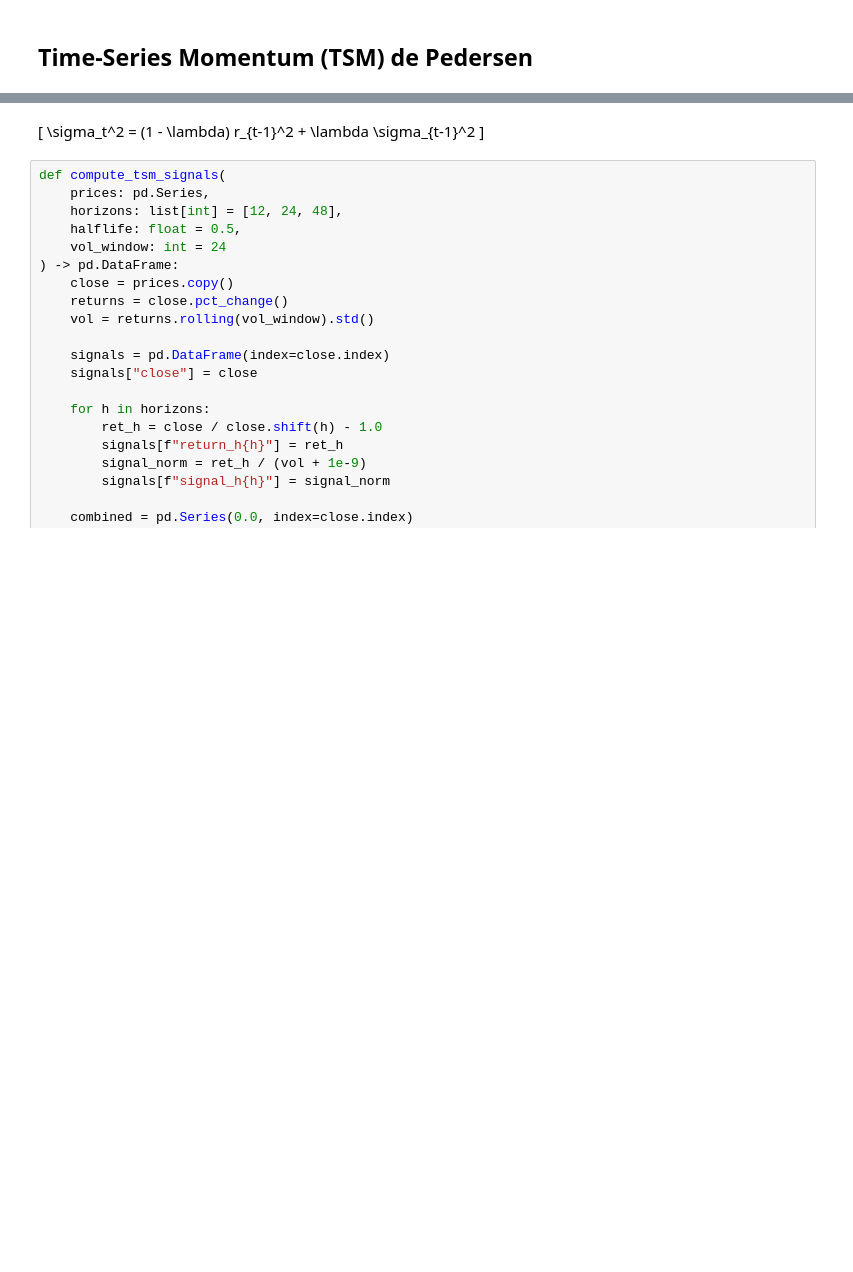
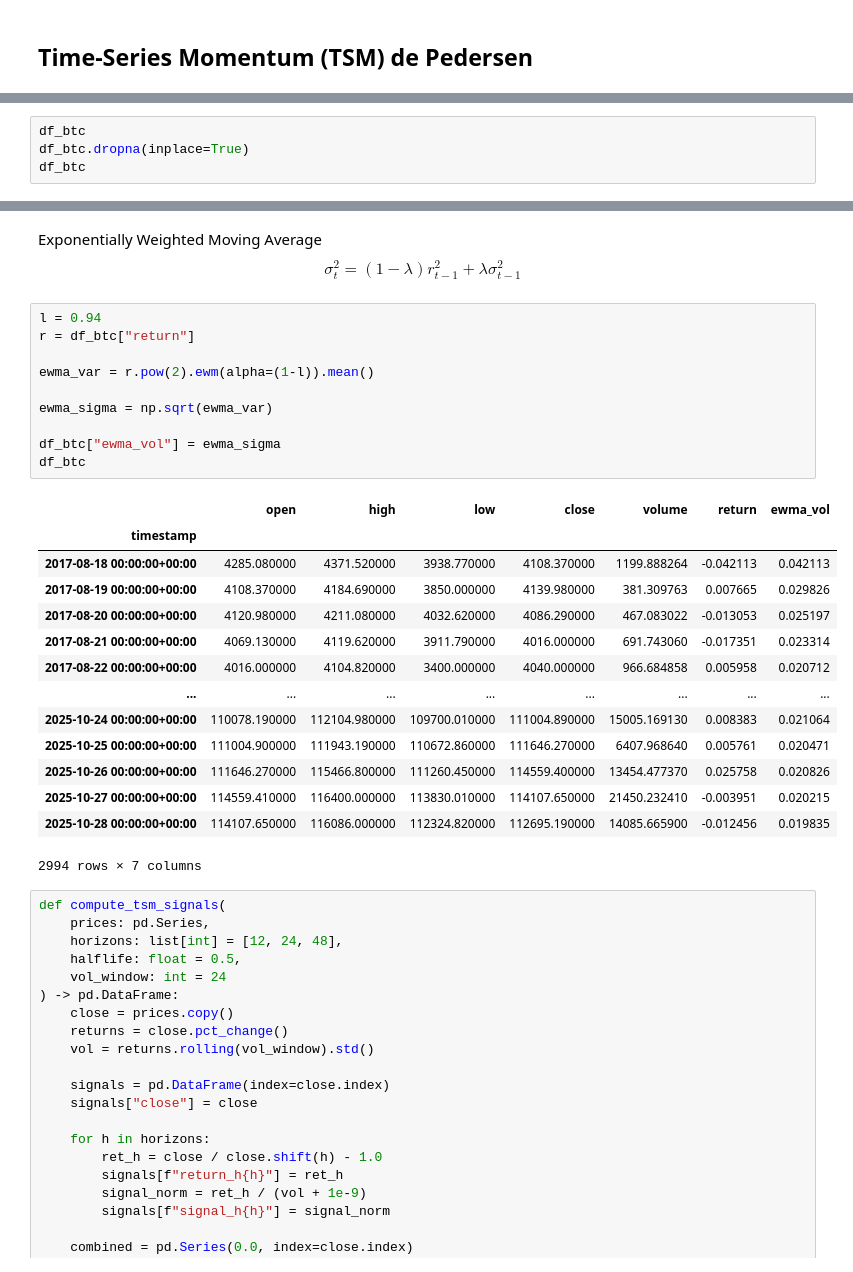
Before and after one commit to 333Rosky/CryptoLLM_Experiment, a Jupyter notebook: strategy/btc_strategy_TSM.ipynb, the cells around one changed output, grey strips where cells are left out. Cells and saved outputs as stored; diff of their text form; blank space fills up the shorter version.

```diff
--- a/strategy/btc_strategy_TSM.ipynb
+++ b/strategy/btc_strategy_TSM.ipynb
@@ -211,0 +227,4 @@ EWMA
+# %%
+df_btc
+df_btc.dropna(inplace=True)
+df_btc
@@ -212,7 +246,31 @@ EWMA
 # %% [markdown]
-\[
-\sigma_t^2 = (1 - \lambda) r_{t-1}^2 + \lambda \sigma_{t-1}^2
-\]
+Exponentially Weighted Moving Average
+$$ \sigma_t^2 = (1 - \lambda) r_{t-1}^2 + \lambda \sigma_{t-1}^2 $$
+# %%
+l = 0.94
+r = df_btc["return"]
+
+ewma_var = r.pow(2).ewm(alpha=(1-l)).mean()
+
+ewma_sigma = np.sqrt(ewma_var)
+
+df_btc["ewma_vol"] = ewma_sigma
+df_btc
+# %% [output]
+|  | open | high | low | close | volume | return | ewma_vol |
+| timestamp |  |  |  |  |  |  |  |
+| 2017-08-18 00:00:00+00:00 | 4285.080000 | 4371.520000 | 3938.770000 | 4108.370000 | 1199.888264 | -0.042113 | 0.042113 |
+| 2017-08-19 00:00:00+00:00 | 4108.370000 | 4184.690000 | 3850.000000 | 4139.980000 | 381.309763 | 0.007665 | 0.029826 |
+| 2017-08-20 00:00:00+00:00 | 4120.980000 | 4211.080000 | 4032.620000 | 4086.290000 | 467.083022 | -0.013053 | 0.025197 |
+| 2017-08-21 00:00:00+00:00 | 4069.130000 | 4119.620000 | 3911.790000 | 4016.000000 | 691.743060 | -0.017351 | 0.023314 |
+| 2017-08-22 00:00:00+00:00 | 4016.000000 | 4104.820000 | 3400.000000 | 4040.000000 | 966.684858 | 0.005958 | 0.020712 |
+| ... | ... | ... | ... | ... | ... | ... | ... |
+| 2025-10-24 00:00:00+00:00 | 110078.190000 | 112104.980000 | 109700.010000 | 111004.890000 | 15005.169130 | 0.008383 | 0.021064 |
+| 2025-10-25 00:00:00+00:00 | 111004.900000 | 111943.190000 | 110672.860000 | 111646.270000 | 6407.968640 | 0.005761 | 0.020471 |
+| 2025-10-26 00:00:00+00:00 | 111646.270000 | 115466.800000 | 111260.450000 | 114559.400000 | 13454.477370 | 0.025758 | 0.020826 |
+| 2025-10-27 00:00:00+00:00 | 114559.410000 | 116400.000000 | 113830.010000 | 114107.650000 | 21450.232410 | -0.003951 | 0.020215 |
+| 2025-10-28 00:00:00+00:00 | 114107.650000 | 116086.000000 | 112324.820000 | 112695.190000 | 14085.665900 | -0.012456 | 0.019835 |
+2994 rows × 7 columns
 # %%
 def compute_tsm_signals(
     prices: pd.Series,
```
Also changed, not shown: parts of 3 cells of this notebook, 2 other files.
